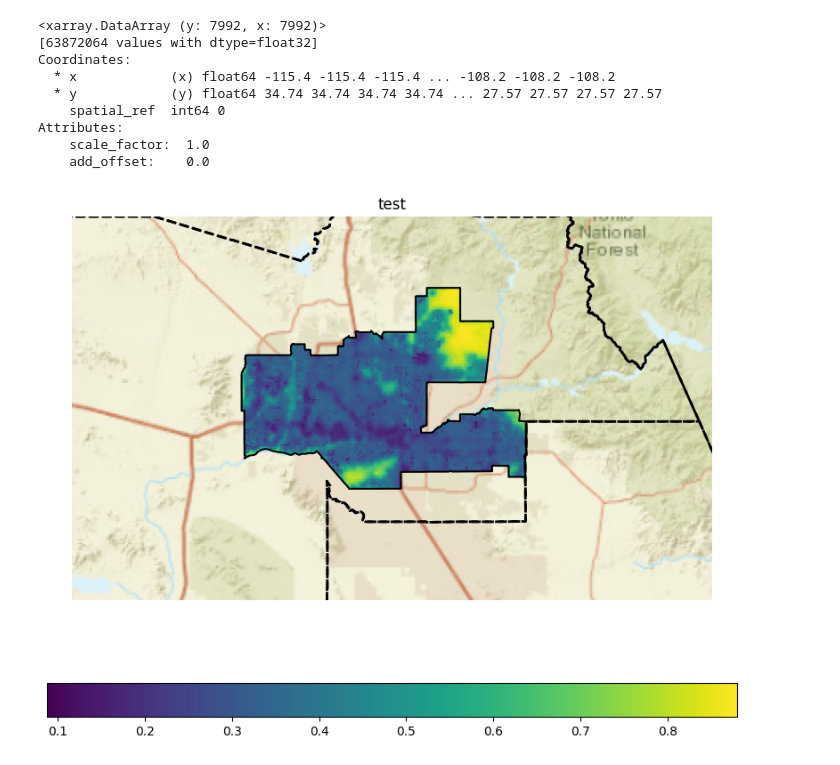
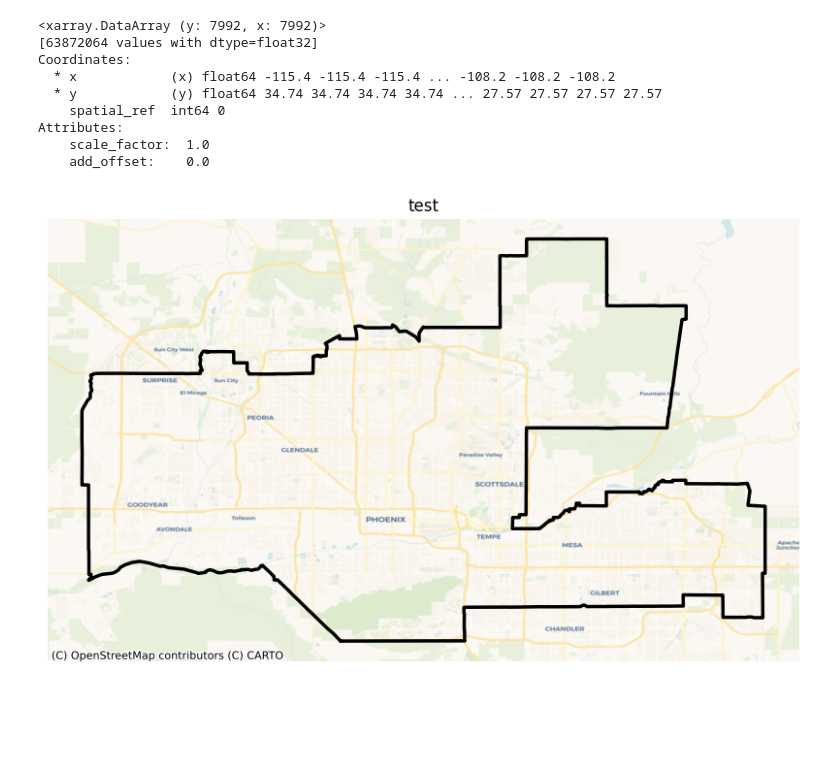
Before and after one commit to silkieMoth/phoenix-biodiversity-intactness, a Jupyter notebook: final_proj_part_2.ipynb, the cells around one changed output. Drawn from its saved outputs; the diff is of its cells as text; code cells hidden in the pictures; blank space fills up the shorter version.

```diff
--- a/final_proj_part_2.ipynb
+++ b/final_proj_part_2.ipynb
@@ -186,13 +187,15 @@ Coordinates:
 Attributes:
     scale_factor:  1.0
     add_offset:    0.0
+# %%
+phoenix = phoenix.to_crs(phoenix_2020_rast.rio.crs)
 # %%
 phoenix_2017_clip = phoenix_2017_rast.rio.clip_box(*phoenix.total_bounds).copy()
-phoenix_2017_rast_agg = phoenix_2017_clip.coarsen(y=4, x=4, boundary='trim').mean().copy()
+phoenix_2017_rast_agg = phoenix_2017_clip.coarsen(y=2, x=2, boundary='trim').mean().copy()
 phoenix_2017_rast_mask = phoenix_2017_rast_agg.salem.roi(geometry = Polygon(*phoenix.geometry))
 
 phoenix_2020_clip = phoenix_2020_rast.rio.clip_box(*phoenix.total_bounds).copy()
-phoenix_2020_rast_agg = phoenix_2020_clip.coarsen(y=4, x=4, boundary='trim').mean().copy()
+phoenix_2020_rast_agg = phoenix_2020_clip.coarsen(y=2, x=2, boundary='trim').mean().copy()
 phoenix_2020_rast_mask = phoenix_2020_rast_agg.salem.roi(geometry = Polygon(*phoenix.geometry))
 # %%
 #phoenix_2017_rast_mask.rio.to_raster('data/phoenix_2017_rast_mask.tif')
@@ -211,36 +214,19 @@ phoenix_2020_rast_mask = phoenix_2020_rast_agg.salem.roi(geometry = Polygon(*pho
 # %%
 # plot raster with correct ratio
 size = 6
 aspect = phoenix_2017_rast_agg.rio.width / phoenix_2017_rast_agg.rio.height
 
 # select RGB bands and plot
 fig, ax = plt.subplots(figsize=(10,8))
 ax.axis('off')
 
-#cx.add_basemap(ax = ax, source = "data/phoenix_2017_rast_mask.tif")
+phoenix.boundary.plot(ax = ax, alpha = 1, color = 'black', linewidth = 2.5)
 
-bm = Basemap(projection='merc',
-            resolution='c', llcrnrlon = -113, urcrnrlon = -111, llcrnrlat = 33, urcrnrlat = 34, epsg = 4269)
-
-bm.drawcounties(ax = ax, linewidth = 2, linestyle = 'dashed')
-bm.arcgisimage(ax = ax, service = 'World_Street_Map')
-
-
-#x, y = bm(*np.meshgrid(phoenix_2017_rast_mask.x, phoenix_2017_rast_mask.y))
-#cs = bm.pcolor(x,y,phoenix_2017_rast_mask.data)
-
-#rioshow(phoenix_2017_rast_mask)
-phoenix_2017_rast_mask.plot.imshow(ax = ax, cbar_kwargs = {'orientation': 'horizontal'})
-
-#cx.add_basemap(ax = ax, crs = phoenix_2017_rast_mask.rio.crs, source = cx.providers.CartoDB.Voyager)
-
-phoenix.boundary.plot(ax = ax, alpha = 1, color = 'black')
+cx.add_basemap(ax = ax, crs = phoenix.crs, source = cx.providers.CartoDB.Voyager)
 
 ax.set_title('test')
 
 
 plt.show()
-
-# [-115.3859782, 27.565314, -108.2066425, 34.7446497]
 # %% [output]
-[figure, old version]
+[figure, new version]
```
Also changed, not shown: parts of 13 cells of this notebook.
